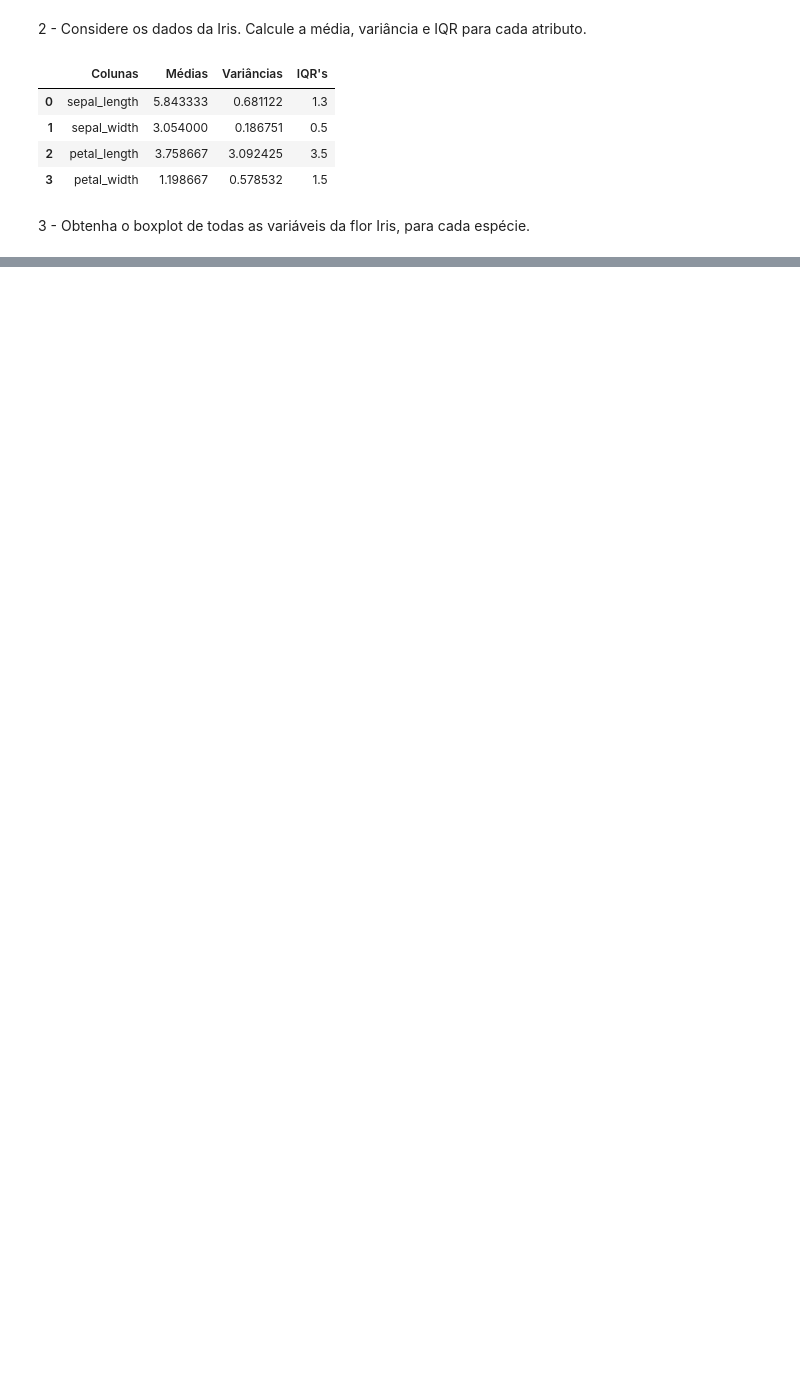
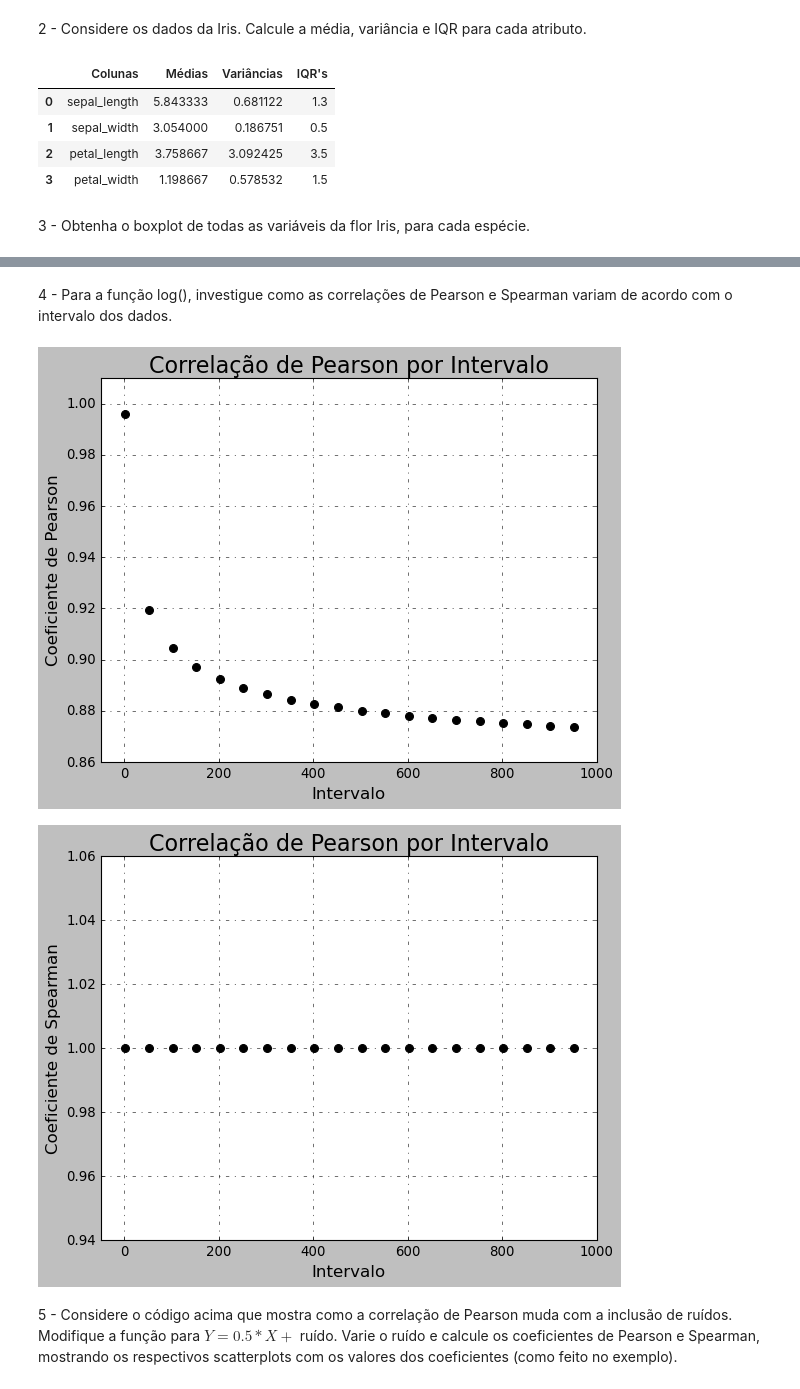
Before and after one commit to Edmurcn/Fis._Estat._Comp., a Jupyter notebook: Intro._Ciencia_Dados/Aulas/Aula 2/exercicios2.ipynb, the cells around one changed output, grey strips where cells are left out. Drawn from its saved outputs; the diff is of its cells as text; code cells hidden in the pictures; blank space fills up the shorter version.

```diff
--- a/Intro._Ciencia_Dados/Aulas/Aula 2/exercicios2.ipynb
+++ b/Intro._Ciencia_Dados/Aulas/Aula 2/exercicios2.ipynb
@@ -79,0 +119,40 @@ parametros.head()
+# %% [markdown]
+4 - Para a função log(), investigue como as correlações de Pearson e Spearman variam de acordo com o intervalo dos dados.
+# %%
+pearson = []
+spearman = []
+intervalo = []
+
+for i in range(2,1000,50):
+    X = np.linspace(1, i, 1000)
+    Y = np.log(X)
+    corr, p_value = pearsonr(X,Y)
+    corrs, s_value = spearmanr(X,Y)
+    corr = int(corr*10000)/10000
+    corrs = int(corrs*10000)/10000
+    pearson.append(corr)
+    spearman.append(corrs)
+    intervalo.append(i)
+
+plt.grid(color="black", linestyle="dashdot")
+plt.scatter(intervalo, pearson, marker="o", s=50, color="black")
+plt.title("Correlação de Pearson por Intervalo", fontsize=20)
+plt.ylabel("Coeficiente de Pearson", fontsize=15)
+plt.xlabel("Intervalo", fontsize=15)
+plt.xlim(-50)
+plt.ylim(0.86, 1.01)
+plt.show()
+
+
+plt.grid(color="black", linestyle="dashdot")
+plt.scatter(intervalo, spearman, marker="o", s=50, color="black", )
+plt.title("Correlação de Pearson por Intervalo", fontsize=20)
+plt.ylabel("Coeficiente de Spearman", fontsize=15)
+plt.xlabel("Intervalo", fontsize=15)
+plt.xlim(-50)
+plt.show()
+# %% [output]
+[figure, added]
+[figure, added]
+# %% [markdown]
+5 - Considere o código acima que mostra como a correlação de Pearson muda com a inclusão de ruídos. Modifique a função para $Y = 0.5*X +$ ruído. Varie o ruído e calcule os coeficientes de Pearson e Spearman, mostrando os respectivos scatterplots com os valores dos coeficientes (como feito no exemplo).
```
Also changed, not shown: parts of 4 cells of this notebook.
